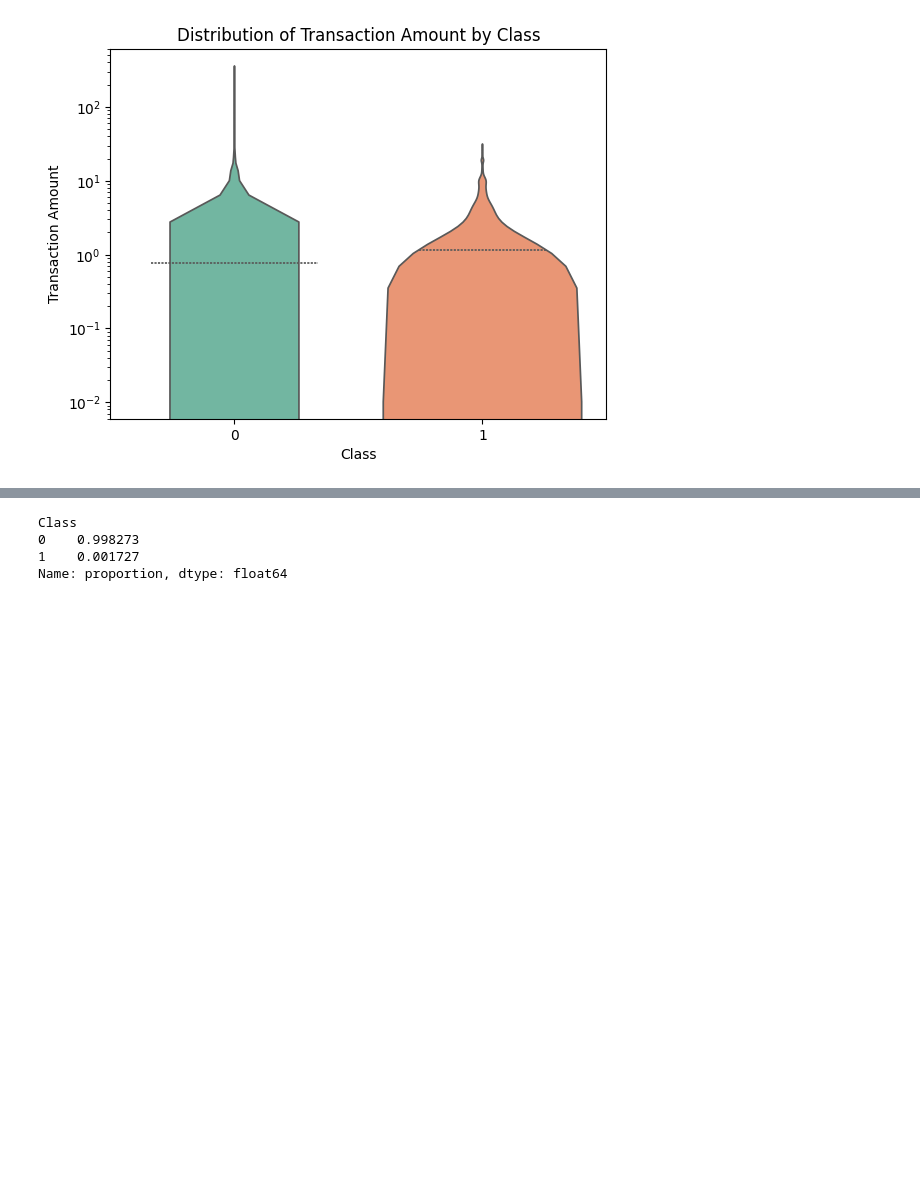
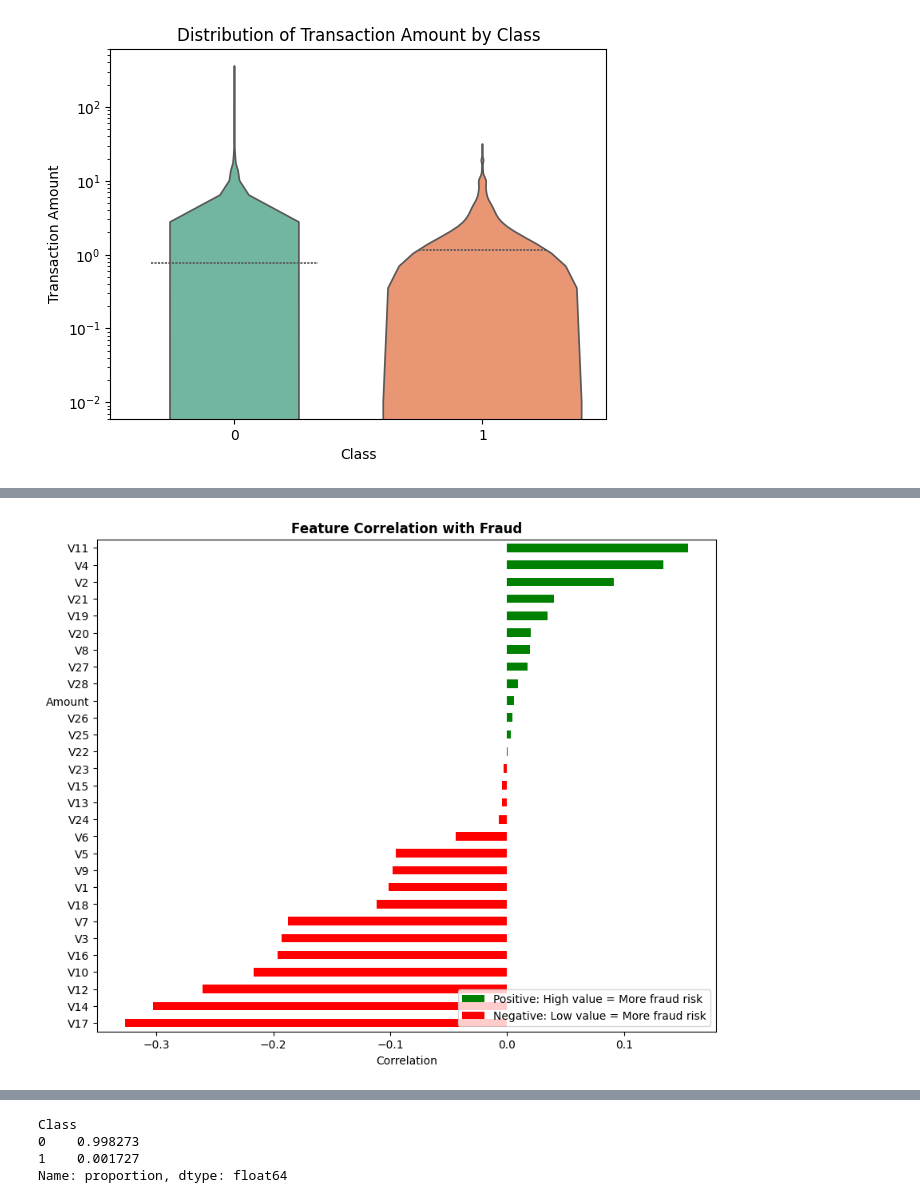
Before and after one commit to ANSHAB786/credit-card-fraud-detection, a Jupyter notebook: data_preprocessing.ipynb, the cells around one changed output, grey strips where cells are left out. Cells and saved outputs as stored; diff of their text form; code cells hidden in the pictures; blank space fills up the shorter version.

```diff
--- a/data_preprocessing.ipynb
+++ b/data_preprocessing.ipynb
@@ -147,0 +241,17 @@ It says that most Frauds are of mid or lower-range amounts.
+# %%
+corr_with_fraud = df.corr()['Class'].drop('Class').sort_values()
+
+plt.figure(figsize=(10,8))
+corr_with_fraud.plot(kind='barh', color=['red' if x < 0 else 'green'
+                                          for x in corr_with_fraud])
+from matplotlib.patches import Patch
+legend_elements = [
+    Patch(facecolor='green', label='Positive: High value = More fraud risk'),
+    Patch(facecolor='red',   label='Negative: Low value = More fraud risk')
+]
+plt.legend(handles=legend_elements, loc='lower right', fontsize=10)
+plt.title("Feature Correlation with Fraud", weight='bold')
+plt.xlabel("Correlation")
+plt.show()
+# %% [output]
+[figure, added]
```
Also changed, not shown: parts of 38 cells of this notebook.
